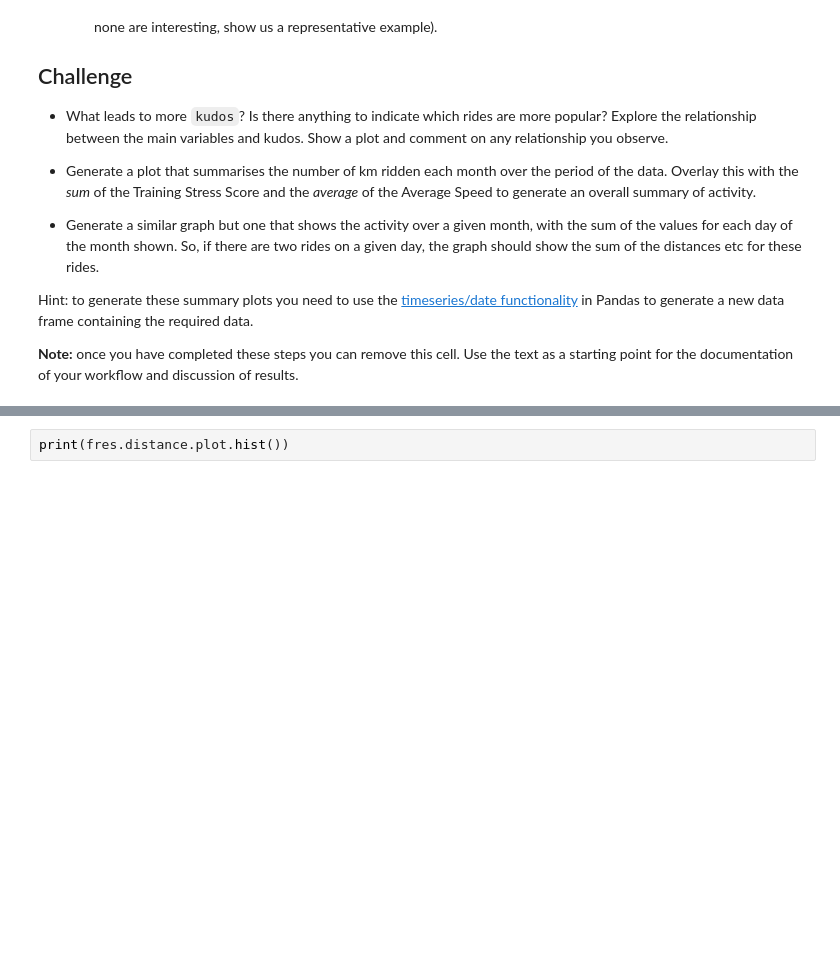
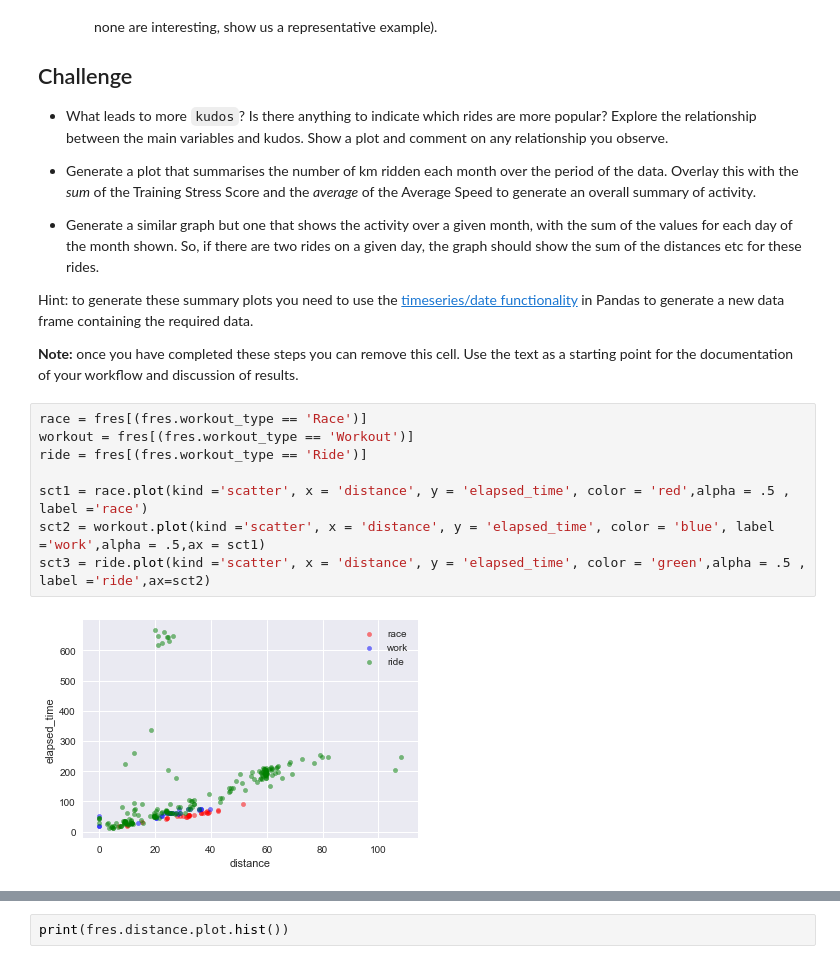
Before and after one commit to Phllips/Portfolio, a Jupyter notebook: Portfolio 1.ipynb, the cells around one changed output, grey strips where cells are left out. Drawn from its saved outputs; the diff is of its cells as text; blank space fills up the shorter version.

```diff
--- a/Portfolio 1.ipynb
+++ b/Portfolio 1.ipynb
@@ -139,3 +129,13 @@ print(result)
 Hint: to generate these summary plots you need to use the [timeseries/date functionality](https://pandas.pydata.org/pandas-docs/stable/user_guide/timeseries.html) in Pandas to generate a new data frame containing the required data.
 
 __Note:__ once you have completed these steps you can remove this cell.  Use the text as a starting point for the documentation of your workflow and discussion of results.
+# %%
+race = fres[(fres.workout_type == 'Race')]
+workout = fres[(fres.workout_type == 'Workout')]
+ride = fres[(fres.workout_type == 'Ride')]
+
+sct1 = race.plot(kind ='scatter', x = 'distance', y = 'elapsed_time', color = 'red',alpha = .5 , label ='race')
+sct2 = workout.plot(kind ='scatter', x = 'distance', y = 'elapsed_time', color = 'blue', label ='work',alpha = .5,ax = sct1)
+sct3 = ride.plot(kind ='scatter', x = 'distance', y = 'elapsed_time', color = 'green',alpha = .5 , label ='ride',ax=sct2)
+# %% [output]
+[figure, added]
```
Also changed, not shown: parts of 4 cells of this notebook.
